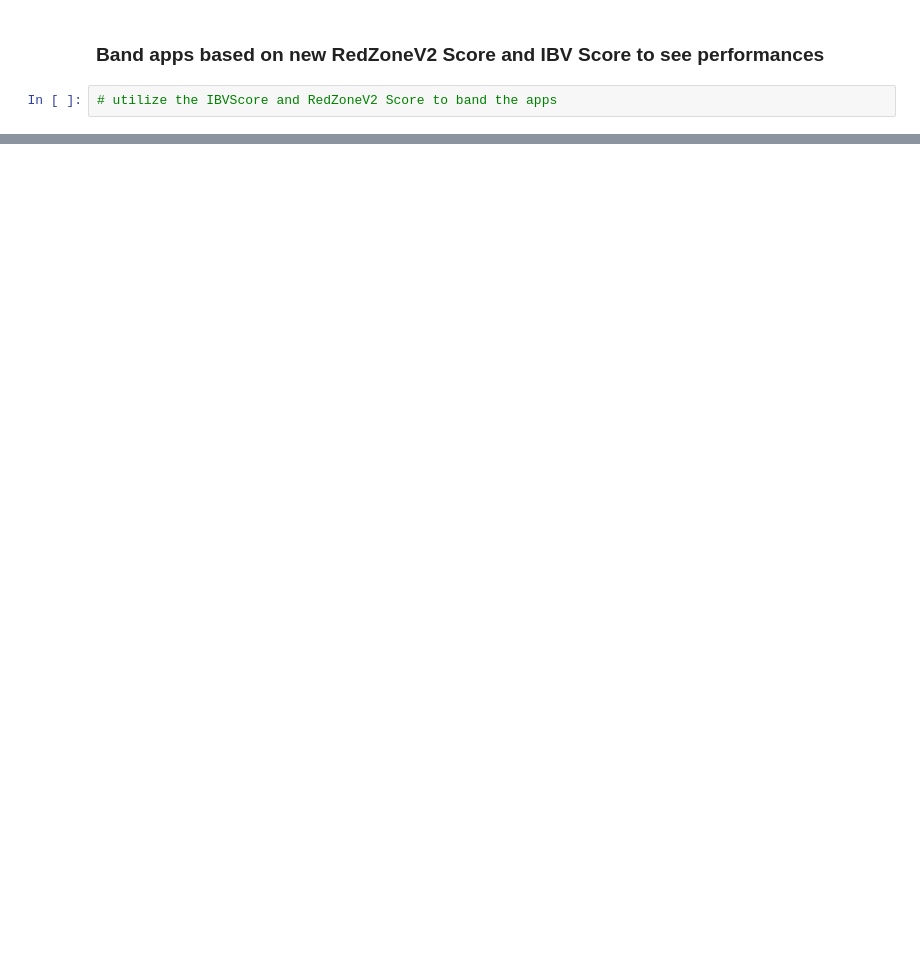
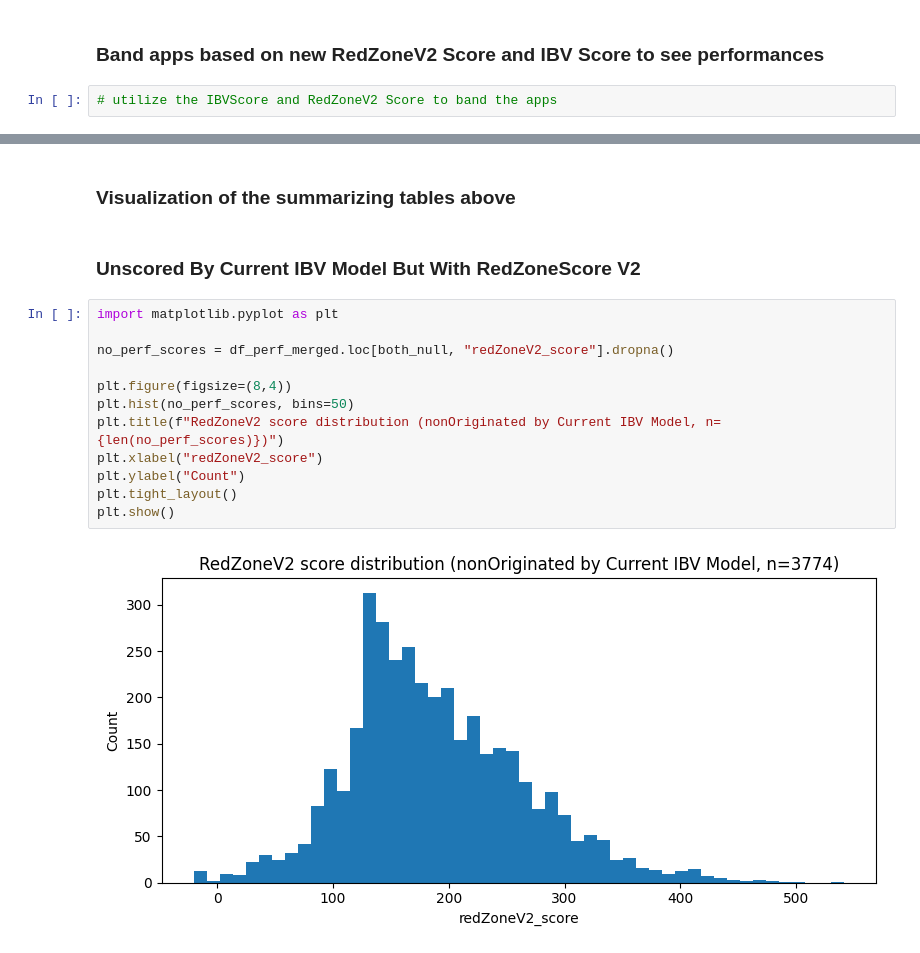
Before and after one commit to Junchen-concord/loonie_bankuity_rerun, a Jupyter notebook: notebooks/rerun_analysis_V0.ipynb, the cells around one changed output, grey strips where cells are left out. Cells and saved outputs as stored; diff of their text form; blank space fills up the shorter version.

```diff
--- a/notebooks/rerun_analysis_V0.ipynb
+++ b/notebooks/rerun_analysis_V0.ipynb
@@ -612,0 +616,18 @@ redZoneV2_score bands (quantiles):
+# %% [markdown]
+### Visualization of the summarizing tables above
+# %% [markdown]
+### Unscored By Current IBV Model But With RedZoneScore V2
+# %%
+import matplotlib.pyplot as plt
+
+no_perf_scores = df_perf_merged.loc[both_null, "redZoneV2_score"].dropna()
+
+plt.figure(figsize=(8,4))
+plt.hist(no_perf_scores, bins=50)
+plt.title(f"RedZoneV2 score distribution (nonOriginated by Current IBV Model, n={len(no_perf_scores)})")
+plt.xlabel("redZoneV2_score")
+plt.ylabel("Count")
+plt.tight_layout()
+plt.show()
+# %% [output]
+[figure, added]
```
Also changed, not shown: parts of 8 cells of this notebook.
